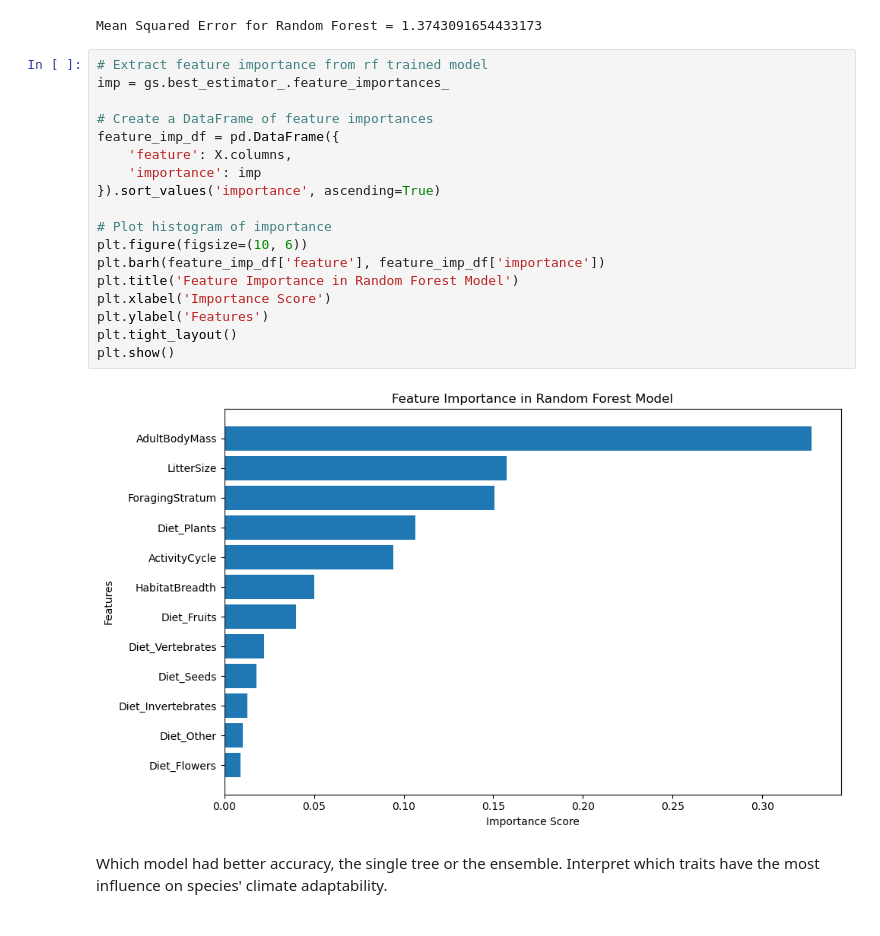
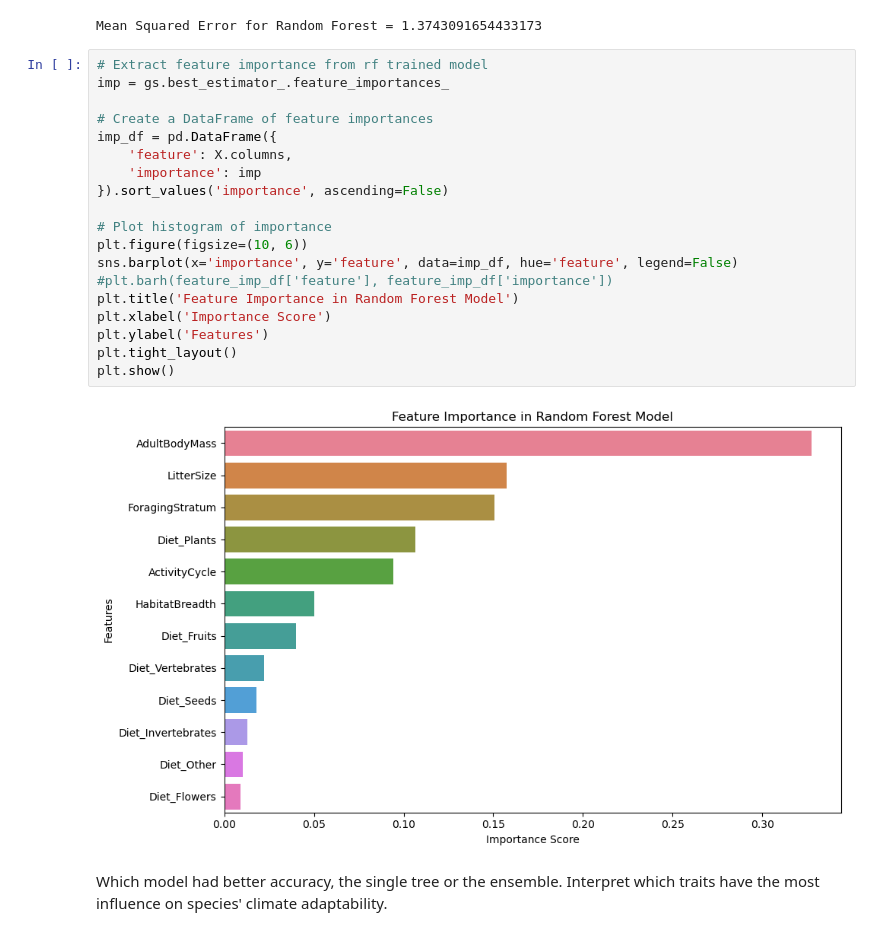
Before and after one commit to ZoeZhouJ/EDS232-labs, a Jupyter notebook: week6/lab6-mammal-traits.ipynb, the cells around one changed output. Saved outputs shown, nothing was run; the diff lists cells and outputs as text.

Commit message:
Clean plots

```diff
--- a/week6/lab6-mammal-traits.ipynb
+++ b/week6/lab6-mammal-traits.ipynb
@@ -308,23 +308,24 @@ Mean Squared Error for Random Forest = 1.3743091654433173
 # %%
 # Extract feature importance from rf trained model
 imp = gs.best_estimator_.feature_importances_
 
 # Create a DataFrame of feature importances
-feature_imp_df = pd.DataFrame({
+imp_df = pd.DataFrame({
     'feature': X.columns,
     'importance': imp
-}).sort_values('importance', ascending=True)
+}).sort_values('importance', ascending=False)
 
 # Plot histogram of importance
 plt.figure(figsize=(10, 6))
-plt.barh(feature_imp_df['feature'], feature_imp_df['importance'])
+sns.barplot(x='importance', y='feature', data=imp_df, hue='feature', legend=False)
+#plt.barh(feature_imp_df['feature'], feature_imp_df['importance'])
 plt.title('Feature Importance in Random Forest Model')
 plt.xlabel('Importance Score')
 plt.ylabel('Features')
 plt.tight_layout()
 plt.show()
 # %% [output]
-[figure, old version]
+[figure, new version]
 # %% [markdown]
 Which model had better accuracy, the single tree or the ensemble.  Interpret which traits have the most influence on species' climate adaptability.
 # %%
```
Also changed, not shown: 1 other file.
